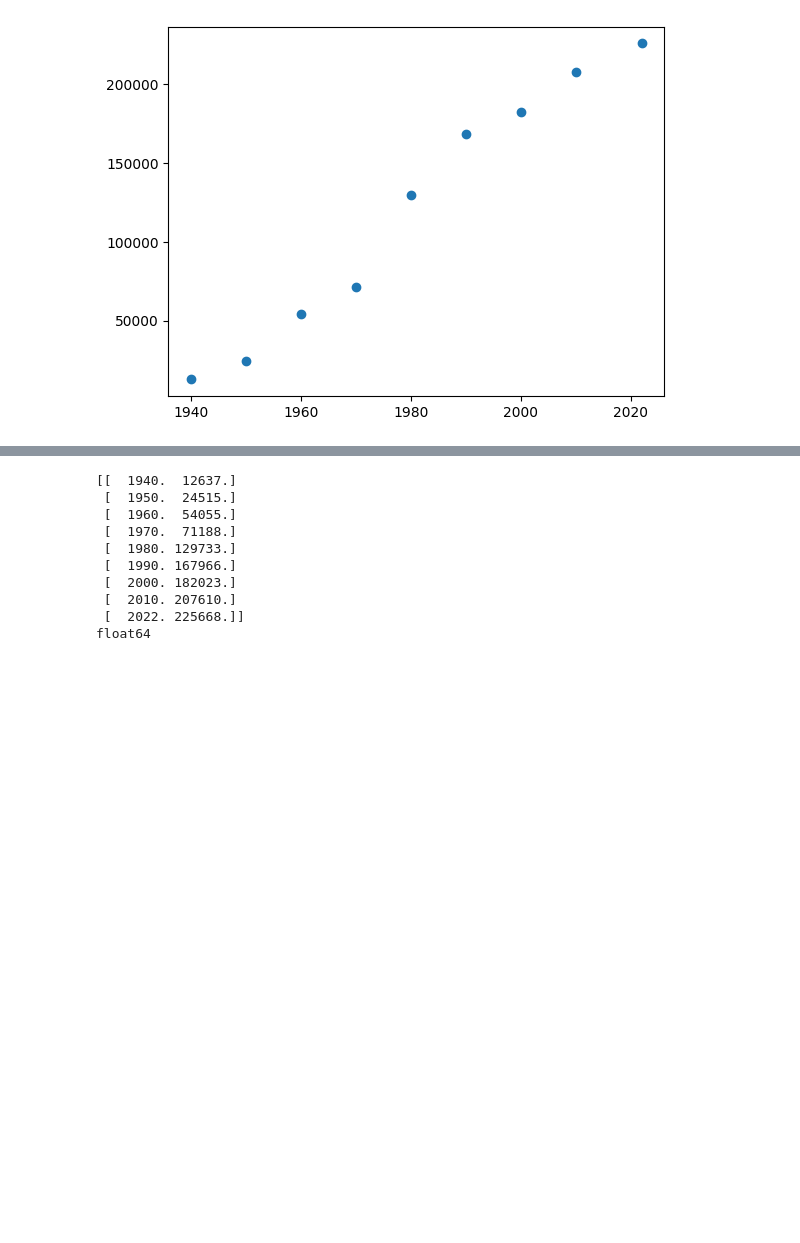
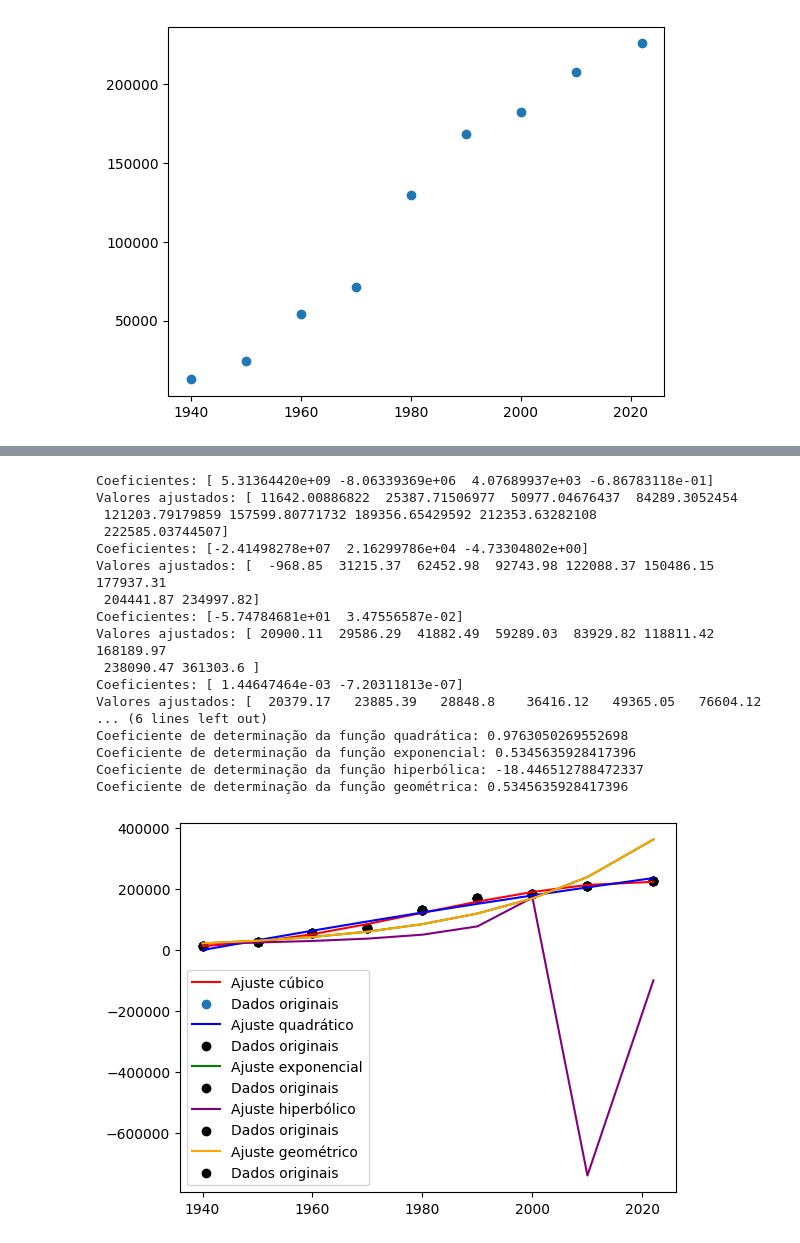
Before and after one commit to juliaseller/Trabalho_Calculo_Numerico, a Jupyter notebook: test.ipynb, the cells around one changed output, grey strips where cells are left out. Cells and saved outputs as stored; diff of their text form; code cells hidden in the pictures; blank space fills up the shorter version.

```diff
--- a/test.ipynb
+++ b/test.ipynb
@@ -37,8 +37,8 @@ def cubica(x, y):
     ])
 
     coef = np.linalg.solve(A, B) # coeficientes da função cúbica
+    print("Coeficientes:", coef)
     y_fit = coef[0] + coef[1]*x + coef[2]*x**2 + coef[3]*x**3 # função cúbica
-    y_fit = np.round(y_fit, 2) # arredondar para duas casas decimais
     plt.plot(x, y_fit, color='red', label='Ajuste cúbico')
     plt.scatter(x, y, label='Dados originais')
     plt.legend()
@@ -192,11 +202,13 @@ def geometrica(x, y):
 
     #Resolvendo o sistema de equações lineares
     coef = np.linalg.solve(A, B) # coeficientes da função geométrica
-    print("coeficientes geométricos:", coef)
 
    # função geométrica
    #np.exp serve para calcular a exponencial de um número, ou seja, e^x
-    y_fit = np.exp(coef[0]) * np.exp(coef[1] * x) # função geométrica
+    print("coef[0]:", np.exp(coef[0]))
+    print("coef[1]:", np.exp(coef[1]))
+
+    y_fit = np.exp(coef[0]) * (np.exp(coef[1]) ** x) # função geométrica a*x^b
     y_fit = np.round(y_fit, 2) # arredondar para duas casas decimais
     plt.plot(x, y_fit, color='orange', label='Ajuste geométrico')
     plt.scatter(x, y, color='black', label='Dados originais')
@@ -214,16 +227,58 @@ array([ 20900.11,  29586.29,  41882.49,  59289.03,  83929.82, 118811.42,
        168189.97, 238090.47, 361303.6 ])
 [figure]
 # %%
-print(dados)
-print(dados.dtype)
+def calcR(y, y_chapeu):
+    #Média de y
+    y_media = np.mean(y)
+
+    #Soma dos quadrados totais
+    ss_total = np.sum((y - y_media)**2) # soma dos quadrados totais
+
+    #Soma dos quadrados residuais
+    ss_residual = np.sum((y - y_chapeu)**2) # soma dos quadrados residuais
+
+    #Soma dos quadrados da função cúbica
+    sum1 = ss_residual/ss_total
+
+    r = 1-sum1
+    return r
+
+def alinhamentoDasAprox (x,y):
+    y_chapeu = cubica(x, y)  #resultado
+    y_chapeu2 = quadratica(x, y)
+    y_chapeu3 = exponencial(x, y)
+    y_chapeu4 = hiperbolica(x, y)
+    y_chapeu5 = geometrica(x, y)
+
+    r1 = calcR(y, y_chapeu)
+    r2 = calcR(y, y_chapeu2)
+    r3 = calcR(y, y_chapeu3)
+    r4 = calcR(y, y_chapeu4)
+    r5 = calcR(y, y_chapeu5)
+
+    print("Coeficiente de determinação da função cúbica:", r1)
+    print("Coeficiente de determinação da função quadrática:", r2)
+    print("Coeficiente de determinação da função exponencial:", r3)
+    print("Coeficiente de determinação da função hiperbólica:", r4)
+    print("Coeficiente de determinação da função geométrica:", r5)
+
+alinhamentoDasAprox(x, y)
 # %% [output]
-[[  1940.  12637.]
- [  1950.  24515.]
- [  1960.  54055.]
- [  1970.  71188.]
- [  1980. 129733.]
- [  1990. 167966.]
- [  2000. 182023.]
- [  2010. 207610.]
- [  2022. 225668.]]
-float64
+Coeficientes: [ 5.31364420e+09 -8.06339369e+06  4.07689937e+03 -6.86783118e-01]
+Valores ajustados: [ 11642.00886822  25387.71506977  50977.04676437  84289.3052454
+ 121203.79179859 157599.80771732 189356.65429592 212353.63282108
+ 222585.03744507]
+Coeficientes: [-2.41498278e+07  2.16299786e+04 -4.73304802e+00]
+Valores ajustados: [  -968.85  31215.37  62452.98  92743.98 122088.37 150486.15 177937.31
+ 204441.87 234997.82]
+Coeficientes: [-5.74784681e+01  3.47556587e-02]
+Valores ajustados: [ 20900.11  29586.29  41882.49  59289.03  83929.82 118811.42 168189.97
+ 238090.47 361303.6 ]
+Coeficientes: [ 1.44647464e-03 -7.20311813e-07]
+Valores ajustados: [  20379.17   23885.39   28848.8    36416.12   49365.05   76604.12
+... (6 lines left out)
+Coeficiente de determinação da função quadrática: 0.9763050269552698
+Coeficiente de determinação da função exponencial: 0.5345635928417396
+Coeficiente de determinação da função hiperbólica: -18.446512788472337
+Coeficiente de determinação da função geométrica: 0.5345635928417396
+[figure, added]
```
Also changed, not shown: parts of 6 cells of this notebook.
